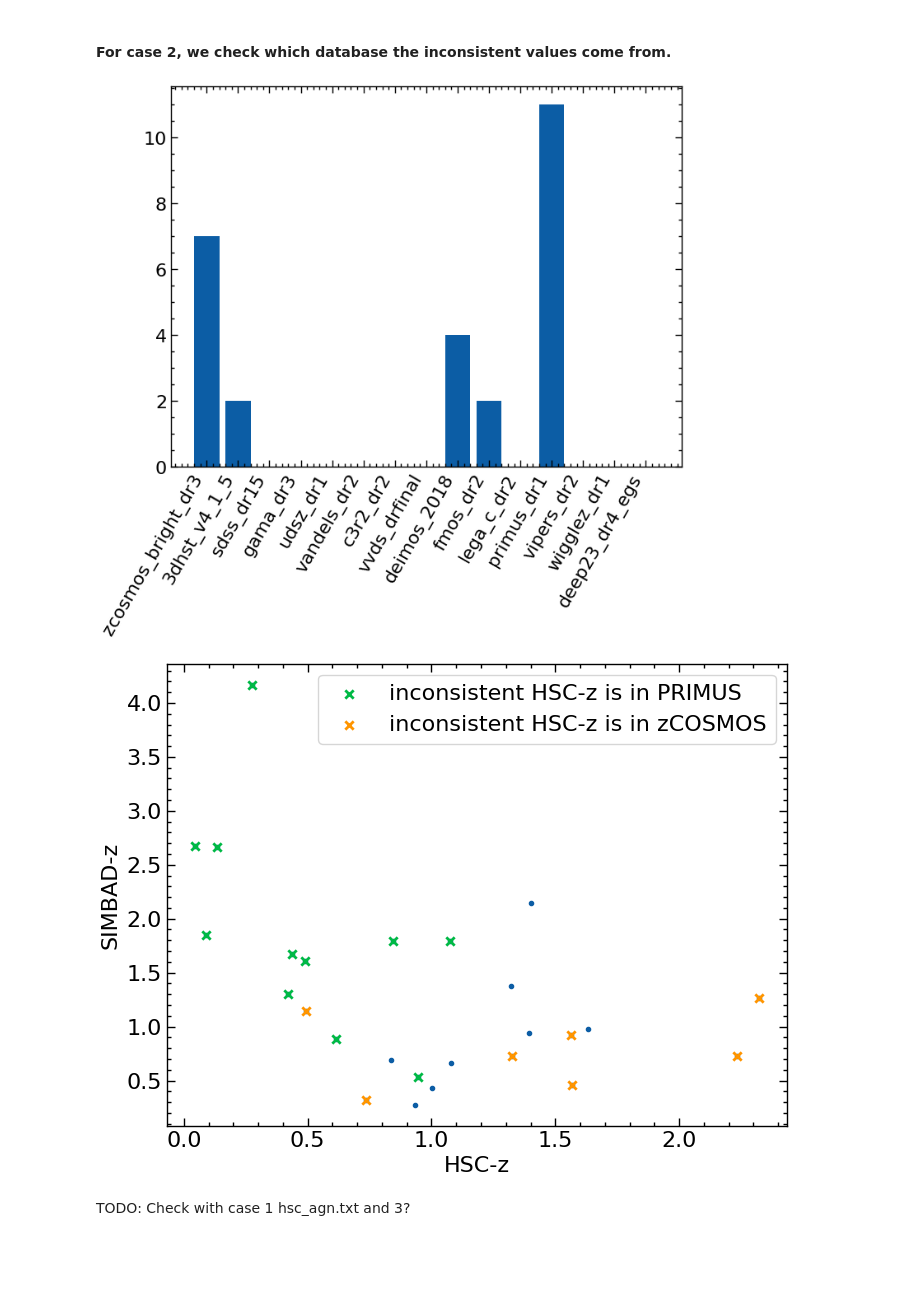
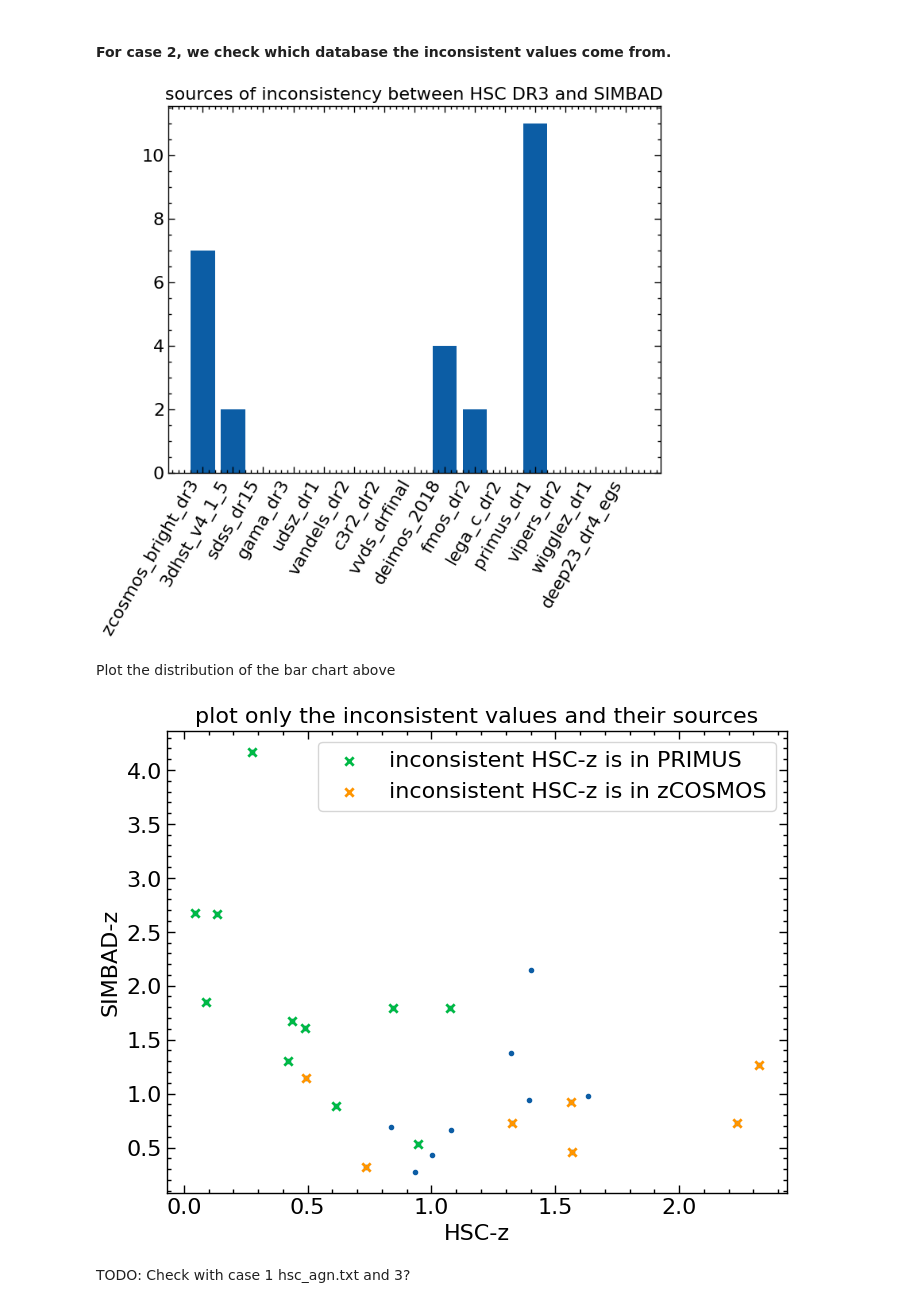
Before and after one commit to Chisen-Lupus/dwarf_agn_cosmos, a Jupyter notebook: hsc-ssp-download.ipynb, the cells around one changed output. Saved outputs shown, nothing was run; the diff lists cells and outputs as text; code cells hidden in the pictures; blank space fills up the shorter version.

```diff
--- a/hsc-ssp-download.ipynb
+++ b/hsc-ssp-download.ipynb
@@ -317,35 +312,38 @@ One possible reason for those off `x` (1. and 3.) is that they used L1 norm inst
 # %% [markdown]
 #### For case 2, we check which database the inconsistent values come from.
 # %%
-check_hsc_mask = (abs(data_agn_compare[data_hsc_mask]['HSC-z'] - hsc_targets[idx]['specz_redshift'])<0.05) & \
-                 (abs(data_agn_compare[data_hsc_mask]['HSC-z'] - data_agn_compare[data_hsc_mask]['SIMBAD-z'])>0.05)
-
+check_hsc_mask = (abs(data_agn_compare[data_hsc_mask][idx_hsc_specz]['HSC-z'] - hsc_targets[idx_hsc_pdr3]['specz_redshift'])<0.05) & \
+                 (abs(data_agn_compare[data_hsc_mask][idx_hsc_specz]['HSC-z'] - data_agn_compare[data_hsc_mask][idx_hsc_specz]['SIMBAD-z'])>0.05)
 
 check_hsc_sources = {}
 for key in source_keys:
-    check_hsc_sources[key] = np.count_nonzero(hsc_targets[idx][check_hsc_mask][key])
+    check_hsc_sources[key] = np.count_nonzero(hsc_targets[idx_hsc_pdr3][check_hsc_mask][key])
 
 plt.bar([key[11:] for key in check_hsc_sources.keys()], check_hsc_sources.values())
 plt.xticks(rotation=60, ha='right');
+plt.title('sources of inconsistency between HSC DR3 and SIMBAD');
 # %% [output]
-[figure, old version]
+[figure, new version]
+# %% [markdown]
+Plot the distribution of the bar chart above
 # %%
-plt.scatter(data_agn_compare[data_hsc_mask][check_hsc_mask]['HSC-z'],
-        data_agn_compare[data_hsc_mask][check_hsc_mask]['SIMBAD-z'],
+plt.scatter(data_agn_compare[data_hsc_mask][idx_hsc_specz][check_hsc_mask]['HSC-z'],
+        data_agn_compare[data_hsc_mask][idx_hsc_specz][check_hsc_mask]['SIMBAD-z'],
         marker='.')
-mask_primus = hsc_targets[idx][check_hsc_mask]['specz_flag_primus_dr1']==True
-plt.scatter(data_agn_compare[data_hsc_mask][check_hsc_mask]['HSC-z'][mask_primus],
-        data_agn_compare[data_hsc_mask][check_hsc_mask]['SIMBAD-z'][mask_primus],
+mask_primus = hsc_targets[idx_hsc_pdr3][check_hsc_mask]['specz_flag_primus_dr1']==True
+plt.scatter(data_agn_compare[data_hsc_mask][idx_hsc_specz][check_hsc_mask]['HSC-z'][mask_primus],
+        data_agn_compare[data_hsc_mask][idx_hsc_specz][check_hsc_mask]['SIMBAD-z'][mask_primus],
         marker='x', label='inconsistent HSC-z is in PRIMUS')
-mask_zcosmos = hsc_targets[idx][check_hsc_mask]['specz_flag_zcosmos_bright_dr3']
-plt.scatter(data_agn_compare[data_hsc_mask][check_hsc_mask]['HSC-z'][mask_zcosmos],
-        data_agn_compare[data_hsc_mask][check_hsc_mask]['SIMBAD-z'][mask_zcosmos],
+mask_zcosmos = hsc_targets[idx_hsc_pdr3][check_hsc_mask]['specz_flag_zcosmos_bright_dr3']
+plt.scatter(data_agn_compare[data_hsc_mask][idx_hsc_specz][check_hsc_mask]['HSC-z'][mask_zcosmos],
+        data_agn_compare[data_hsc_mask][idx_hsc_specz][check_hsc_mask]['SIMBAD-z'][mask_zcosmos],
         marker='x', label='inconsistent HSC-z is in zCOSMOS')
 plt.xlabel('HSC-z')
 plt.ylabel('SIMBAD-z')
+plt.title('plot only the inconsistent values and their sources')
 plt.legend(frameon=True);
 # %% [output]
-[figure, old version]
+[figure, new version]
 # %% [markdown]
 TODO: Check with case 1 hsc_agn.txt and 3?
 # %% [markdown]
```
Also changed, not shown: parts of 6 cells of this notebook, 1 other file.
